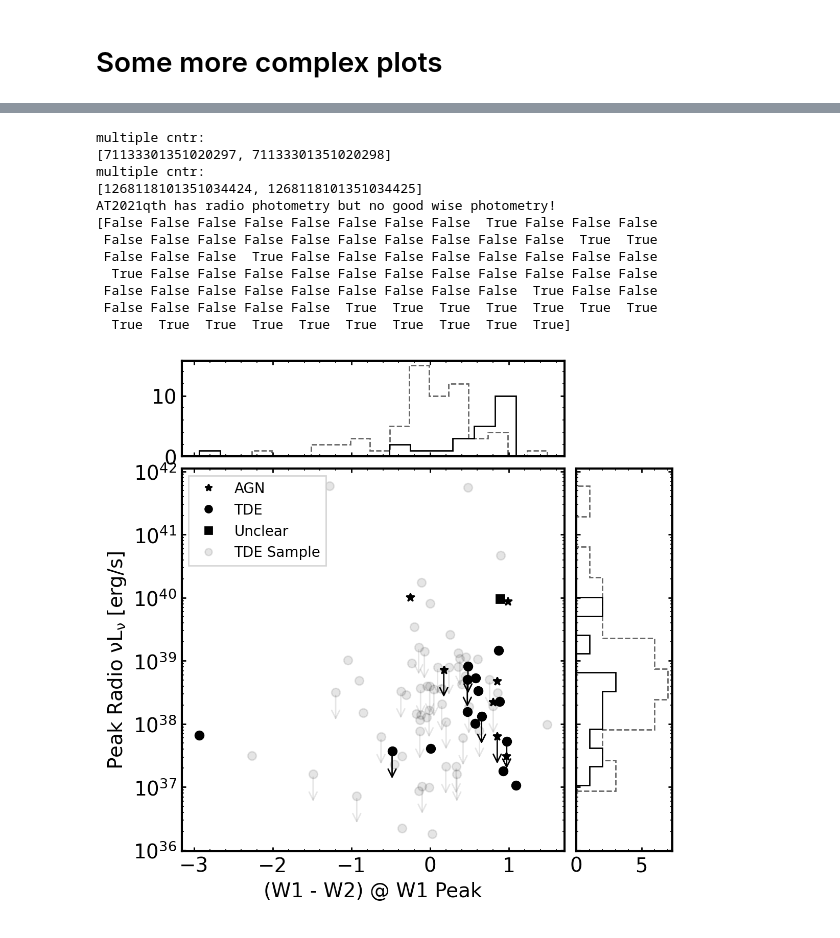
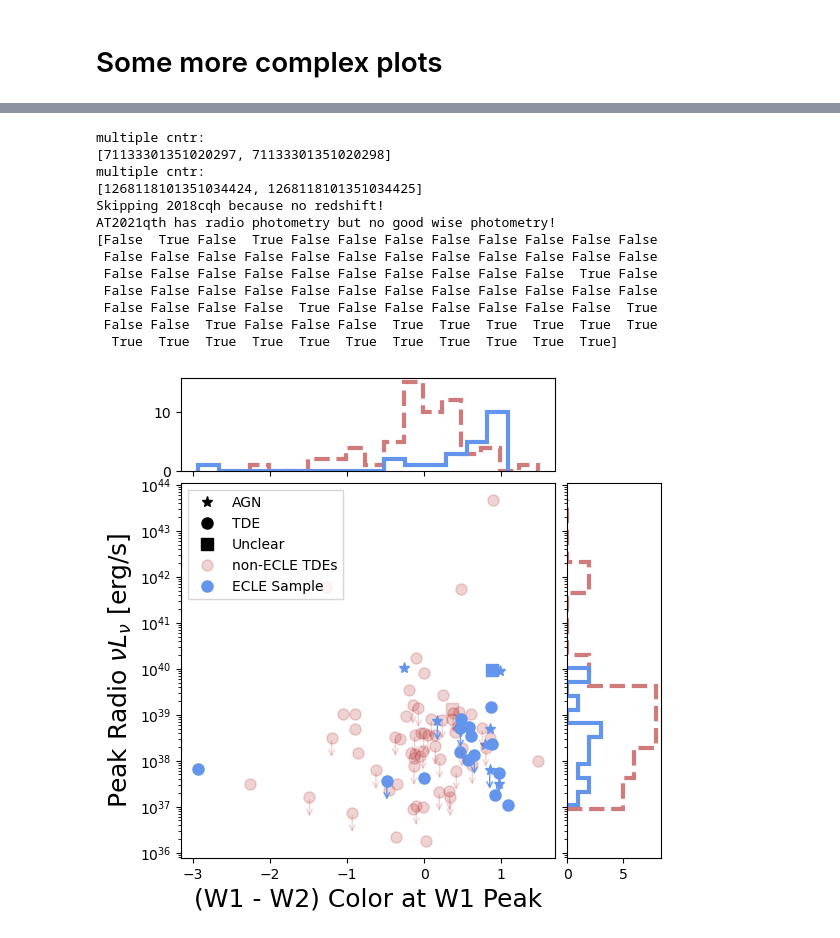
Before and after one commit to noahfranz13/radio-ecle, a Jupyter notebook: ecle-data-to-otter.ipynb, the cells around one changed output, grey strips where cells are left out. Saved outputs shown, nothing was run; the diff lists cells and outputs as text; code cells hidden in the pictures.

```diff
--- a/ecle-data-to-otter.ipynb
+++ b/ecle-data-to-otter.ipynb
@@ -25,6 +29,6 @@ db = Otter()
 # %%
 wise_phot = pd.read_csv("data/wise-photometry.csv", index_col=0)
-radio_phot = pd.read_csv("ecle-photometry.csv")
+radio_phot = pd.read_csv("ecle-photometry.csv", comment="#")
 meta = pd.read_csv("ecle-metadata.csv")
 
 wise_phot["date"] = wise_phot["date_mjd"]
@@ -55,7 +59,7 @@ for _, row in meta.iterrows():
         try:
             asassn_data = data_finder.query_asassn()
             asassn_data.to_csv(asassn_path)
-        except ValueError:
+        except (ValueError, AttributeError):
             asassn_data = False
 
     if isinstance(asassn_data, pd.DataFrame):
@@ -198,2 +220,2 @@ Adding this as a new object...
 # %%
-private_data = Otter(datadir="private_otter_data")
+private_data = Otter(datadir="private_otter_data", url="https://dev.sites.idies.jhu.edu/86164ceed11eed6b9fc64fb9c7e00494/api")
@@ -299,7 +328,7 @@ def filter_out_sidebands(df):
 
 for idx, ((name, data), ax) in enumerate(zip(radio.groupby("name"), flat_axs)):
 
-    discovery_date = db.get_meta(names=name, query_private=True)[0].get_discovery_date()
+    discovery_date = private_data.get_meta(names=name, query_private=True)[0].get_discovery_date()
 
     for label, grp in data.groupby('filter_name'):
 
@@ -329,11 +358,11 @@ for idx, ((name, data), ax) in enumerate(zip(radio.groupby("name"), flat_axs)):
 
     ax.axvline(0, color='k', linestyle='--') #discovery_date.mjd
 
-    classes = db.query(names=name, query_private=True)[0]['classification']
+    classes = private_data.query(names=name, query_private=True)[0]['classification']
     for c in classes:
-        if c['object_class'] in {'AGN', 'TDE'}:
+        if c in {'AGN', 'TDE'}:
             break
-    ecle_class = c['object_class']
+    ecle_class = c
 
     if name == "2013kp":
         name = "AT2019qiz"
@@ -965,7 +1125,10 @@ for t in all_transients:
     wise_uplim = w1_w2.upperlimit_w1.values[wise_max] or w1_w2.upperlimit_w2.values[wise_max]
 
     # get the luminosity
-    z = t.get_redshift() * cu.redshift
+    try:
+        z = t.get_redshift() * cu.redshift
+    except:
+        print(f"Skipping {t.default_name} because no redshift!")
     lum_dist = z.to(u.Mpc, equivalencies=cu.redshift_distance(cosmo, kind="luminosity"))
     phot["lum_nu"] = [4*np.pi*lum_dist**2 * (val * u.mJy) for val in phot.converted_flux]
     phot["lum"] = [(val*eff*u.GHz).to(u.erg/u.s).value for val, eff in zip(phot.lum_nu, phot.converted_freq)]
@@ -995,12 +1158,14 @@ for t in all_transients:
 
         alpha = 1
 
+        color = "cornflowerblue"
+
     else:
         s = phot[phot.filter_name.isin(radio_filts)]
         if len(s) == 0: continue
         classification = t.get_classification()[0]
-        color = 'grey'
-        alpha = 0.1
+        color = 'firebrick'
+        alpha = 0.2
 
     if classification == "TDE":
         symb = "o"
@@ -1025,32 +1190,32 @@ for t in all_transients:
     wise_data.append(x)
     class_.append(isECLE)
 
-    ax.plot(x, y, color="k", marker=symb, alpha=alpha)
+    ax.plot(x, y, color=color, marker=symb, alpha=alpha, markersize=8)
 
     if toplot.upperlimit.values[max_idx]:
-        ax.annotate("", xy=(x, y/3), xytext=(x, y), arrowprops=dict(arrowstyle='->',color="k",alpha=alpha))
+        ax.annotate("", xy=(x, y/3), xytext=(x, y), arrowprops=dict(arrowstyle='->',color=color,alpha=alpha))
 
     if wise_uplim:
-        ax.annotate("", xy=(y, x/3), xytext=(y, x), arrowprops=dict(arrowstyle='->',color="k",alpha=alpha))
+        ax.annotate("", xy=(y, x/3), xytext=(y, x), arrowprops=dict(arrowstyle='->',color=color,alpha=alpha))
 
 radio_data, wise_data, ecle_filt, uplim_filt = np.array(radio_data), np.array(wise_data), np.array(class_), np.array(uplim_filter)
 print(ecle_filt)
 
 custom_legend_params = dict(
-    color = "k",
     lw = 4,
-    markersize = 5,
+    markersize = 8,
     linestyle = "none"
 )
 
 custom_lines = [
-    Line2D([0], [0], marker="*", **custom_legend_params),
-    Line2D([0], [0], marker="o", **custom_legend_params),
-    Line2D([0], [0], marker="s", **custom_legend_params),
-    Line2D([0], [0], marker="o", alpha=0.1, **custom_legend_params)
+    Line2D([0], [0], marker="*", color="k", **custom_legend_params),
+    Line2D([0], [0], marker="o", color="k", **custom_legend_params),
+    Line2D([0], [0], marker="s", color="k", **custom_legend_params),
+    Line2D([0], [0], marker="o", alpha=0.2, **custom_legend_params, color="firebrick"),
+    Line2D([0], [0], marker="o", alpha=1, **custom_legend_params, color="cornflowerblue")
 ]
 
-custom_labels = ["AGN", "TDE", "Unclear", "TDE Sample"]
+custom_labels = ["AGN", "TDE", "Unclear", "non-ECLE TDEs", "ECLE Sample"]
 
 ax.set_yscale("log")
 
@@ -1060,8 +1225,8 @@ ax.legend(custom_lines, custom_labels, loc="upper left", ncols=1, fontsize=10, f
 #cbar = fig.colorbar(mpl.cm.ScalarMappable(cmap=cmap, norm=norm), ax=ax, ticks=list(range(len(cbar_labels))))
 #cbar.ax.set_yticklabels(cbar_labels, fontsize=10);
 
-ax.set_ylabel(r"Peak Radio $\nu L_\nu$ [erg/s]")
-ax.set_xlabel("(W1 - W2) @ W1 Peak")
+ax.set_ylabel(r"Peak Radio $\nu L_\nu$ [erg/s]", fontsize=18)
+ax.set_xlabel("(W1 - W2) Color at W1 Peak", fontsize=18)
 
 # from sklearn.linear_model import HuberRegressor
 # xfit = np.linspace(wise_data.min(), wise_data.max()).reshape(-1, 1)
@@ -1072,46 +1237,47 @@ ax.set_xlabel("(W1 - W2) @ W1 Peak")
 # ax.plot(xfit, 10**hr.predict(xfit), color='k')
 
 # # and a line to the TDE data
 # hr = HuberRegressor()
 # p = hr.fit(wise_data[~ecle_filt].reshape(-1, 1), np.log10(radio_data[~ecle_filt]))
 # ax.plot(xfit, 10**hr.predict(xfit), color='k', alpha=0.1)
 
 # plot the side histograms
 nbins=15
 wise_ecle_bins, wise_ecle_edges = np.histogram(wise_data[ecle_filt],bins=nbins)
 wise_data_bins, wise_data_edges = np.histogram(wise_data[~ecle_filt],bins=nbins)
-ax_histx.stairs(wise_data_bins, wise_data_edges, color='k', linestyle='--', alpha=0.6)
-ax_histx.stairs(wise_ecle_bins, wise_ecle_edges, color='k', linestyle='-', alpha=1)
+ax_histx.stairs(wise_data_bins, wise_data_edges, color='firebrick', linestyle='--', alpha=0.6, lw=3)
+ax_histx.stairs(wise_ecle_bins, wise_ecle_edges, color='cornflowerblue', linestyle='-', alpha=1, lw=3)
 
 nbins = 10
 hist, bins = np.histogram(radio_data[~ecle_filt * ~uplim_filt],bins=nbins)
 logbins = np.logspace(np.log10(bins[0]),np.log10(bins[-1]),len(bins))
 radio_data_bins, radio_data_edges = np.histogram(radio_data[~ecle_filt * ~uplim_filt],bins=logbins)
-ax_histy.stairs(radio_data_bins, radio_data_edges, orientation="horizontal", color='k', linestyle='--', alpha=0.6)
+ax_histy.stairs(radio_data_bins, radio_data_edges, orientation="horizontal", color='firebrick', linestyle='--', alpha=0.6, lw=3)
 
 hist, bins = np.histogram(radio_data[ecle_filt * ~uplim_filt],bins=nbins)
 logbins = np.logspace(np.log10(bins[0]),np.log10(bins[-1]),len(bins))
 radio_ecle_bins, radio_ecle_edges = np.histogram(radio_data[ecle_filt * ~uplim_filt],bins=logbins)
-ax_histy.stairs(radio_ecle_bins, radio_ecle_edges, orientation="horizontal", color='k', linestyle='-', alpha=1)
+ax_histy.stairs(radio_ecle_bins, radio_ecle_edges, orientation="horizontal", color='cornflowerblue', linestyle='-', alpha=1, lw=3)
 
 ax_histx.tick_params(axis="x", labelbottom=False)
 ax_histy.tick_params(axis="y", labelleft=False)
 
-fig.savefig("ecle-radio-vs-wise.png")
+fig.savefig("ecle-radio-vs-wise.png", dpi=200, bbox_inches="tight")
 # %% [output]
 multiple cntr:
 [71133301351020297, 71133301351020298]
 multiple cntr:
 [1268118101351034424, 1268118101351034425]
+Skipping 2018cqh because no redshift!
 AT2021qth has radio photometry but no good wise photometry!
-[False False False False False False False False  True False False False
- False False False False False False False False False False  True  True
- False False False  True False False False False False False False False
-  True False False False False False False False False False False False
- False False False False False False False False False  True False False
- False False False False False  True  True  True  True  True  True  True
-  True  True  True  True  True  True  True  True  True  True]
+[False  True False  True False False False False False False False False
+ False False False False False False False False False False False False
+ False False False False False False False False False False  True False
+ False False False False False False False False False False False False
+ False False False False  True False False False False False False  True
+ False False  True False False False  True  True  True  True  True  True
+  True  True  True  True  True  True  True  True  True  True  True]
-[figure, old version]
+[figure, new version]
 # %%
 from scipy.stats import kstest, ks_2samp
 wise_score = ks_2samp(wise_data[ecle_filt], wise_data[~ecle_filt])
```
Also changed, not shown: parts of 17 cells of this notebook, 50 other files.
